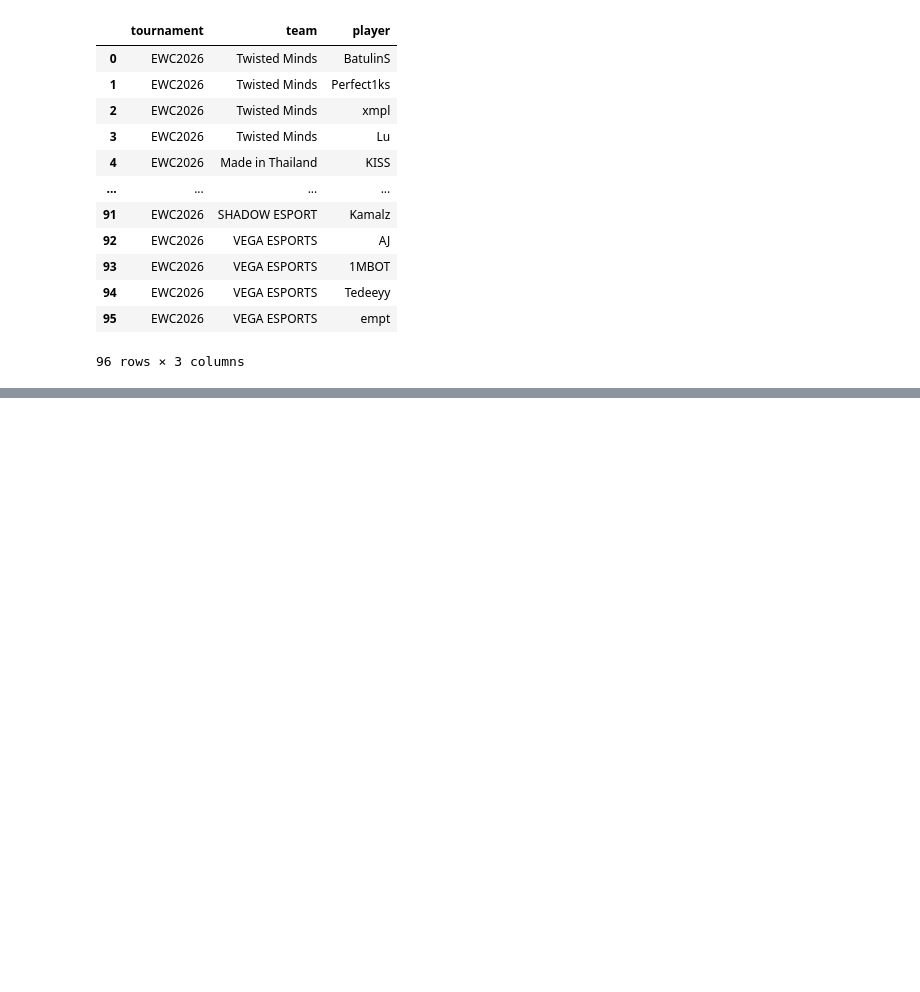
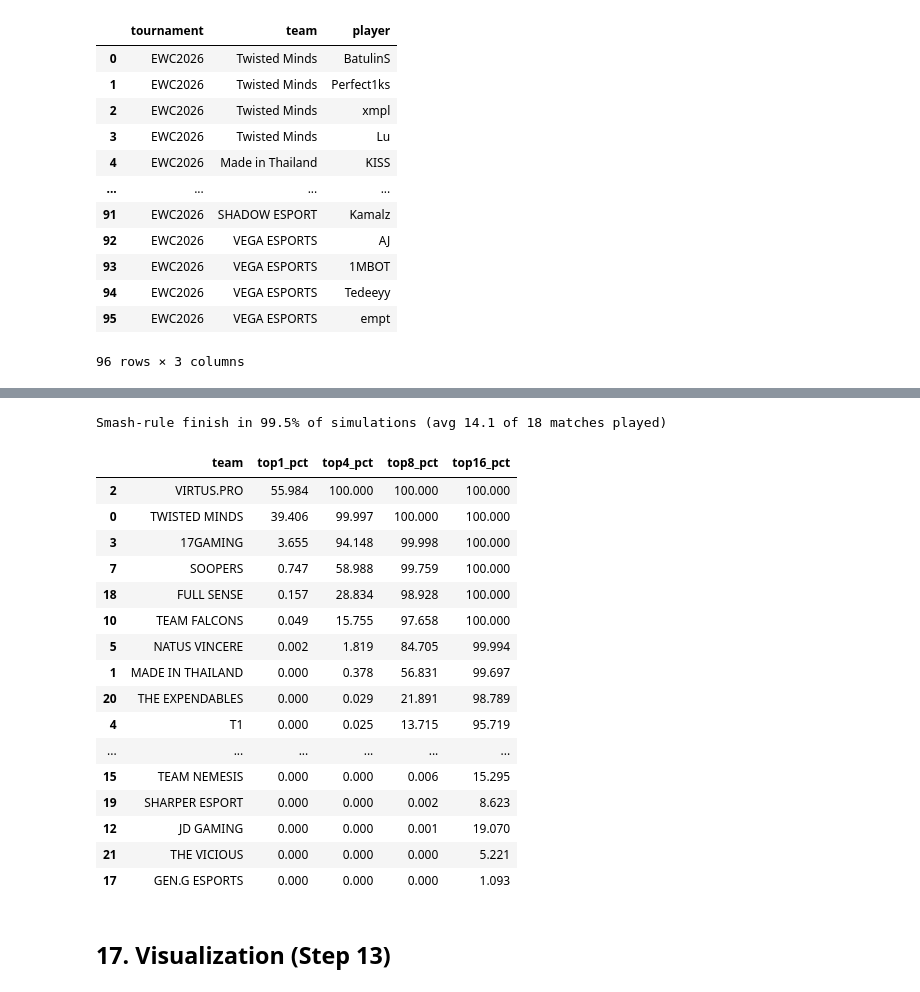
Before and after one commit to NTMQuannuaQMTN/ewcpubg, a Jupyter notebook: notebooks/ewcpubg.ipynb, the cells around one changed output, grey strips where cells are left out. Cells and saved outputs as stored; diff of their text form; code cells hidden in the pictures; blank space fills up the shorter version.

Commit message:
update day 4: VP could win it all after 14 matches

```diff
--- a/notebooks/ewcpubg.ipynb
+++ b/notebooks/ewcpubg.ipynb
@@ -1078,3 +1071,0 @@ Using cached rosters: ../output/ewc2026_rosters.csv
-# %%
-team_df = team_df[team_df["map"] == "all"].copy()
-team_df.shape
@@ -1141,3 +1071,0 @@ for df, cols in [
-# %%
-player_df["username"] = player_df["username"].apply(normalize_player)
-players_df["player"] = players_df["player"].apply(normalize_player)
@@ -1386,0 +1895,41 @@ prediction
+# %%
+print(
+    f"Smash-rule finish in {tournament_sim['smash_rate']:.1f}% of simulations "
+    f"(avg {tournament_sim['avg_matches_played']:.1f} of "
+    f"{GRAND_FINAL_MATCHES_PHASE1 + GRAND_FINAL_MATCHES_PHASE2} matches played)"
+)
+
+grand_final_results = (
+    pd.DataFrame({
+        "team": tournament_sim["teams"],
+        "top1_pct": tournament_sim["champion_pct"],
+        "top4_pct": tournament_sim["top4_pct"],
+        "top8_pct": tournament_sim["top8_pct"],
+    })
+    .merge(qualification_df[["team", "qualification_pct"]].rename(columns={"qualification_pct": "top16_pct"}), on="team")
+    [["team", "top1_pct", "top4_pct", "top8_pct", "top16_pct"]]
+    .sort_values(["top1_pct", "top4_pct", "top8_pct", "top16_pct"], ascending=False)
+)
+
+grand_final_results
+# %% [output]
+Smash-rule finish in 99.5% of simulations (avg 14.1 of 18 matches played)
+|  | team | top1_pct | top4_pct | top8_pct | top16_pct |
+| 2 | VIRTUS.PRO | 55.984 | 100.000 | 100.000 | 100.000 |
+| 0 | TWISTED MINDS | 39.406 | 99.997 | 100.000 | 100.000 |
+| 3 | 17GAMING | 3.655 | 94.148 | 99.998 | 100.000 |
+| 7 | SOOPERS | 0.747 | 58.988 | 99.759 | 100.000 |
+| 18 | FULL SENSE | 0.157 | 28.834 | 98.928 | 100.000 |
+| 10 | TEAM FALCONS | 0.049 | 15.755 | 97.658 | 100.000 |
+| 5 | NATUS VINCERE | 0.002 | 1.819 | 84.705 | 99.994 |
+| 1 | MADE IN THAILAND | 0.000 | 0.378 | 56.831 | 99.697 |
+| 20 | THE EXPENDABLES | 0.000 | 0.029 | 21.891 | 98.789 |
+| 4 | T1 | 0.000 | 0.025 | 13.715 | 95.719 |
+| ... | ... | ... | ... | ... | ... |
+| 15 | TEAM NEMESIS | 0.000 | 0.000 | 0.006 | 15.295 |
+| 19 | SHARPER ESPORT | 0.000 | 0.000 | 0.002 | 8.623 |
+| 12 | JD GAMING | 0.000 | 0.000 | 0.001 | 19.070 |
+| 21 | THE VICIOUS | 0.000 | 0.000 | 0.000 | 5.221 |
+| 17 | GEN.G ESPORTS | 0.000 | 0.000 | 0.000 | 1.093 |
+# %% [markdown]
+## 17. Visualization (Step 13)
```
Also changed, not shown: parts of 55 cells of this notebook, 9 other files.
